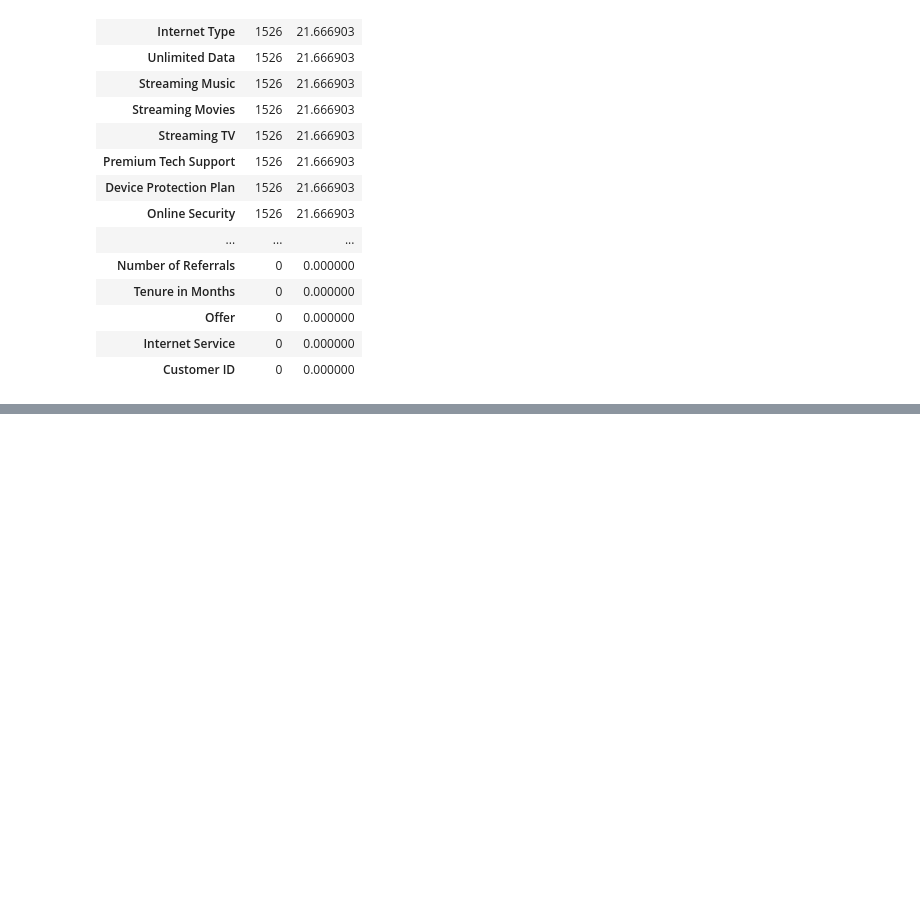
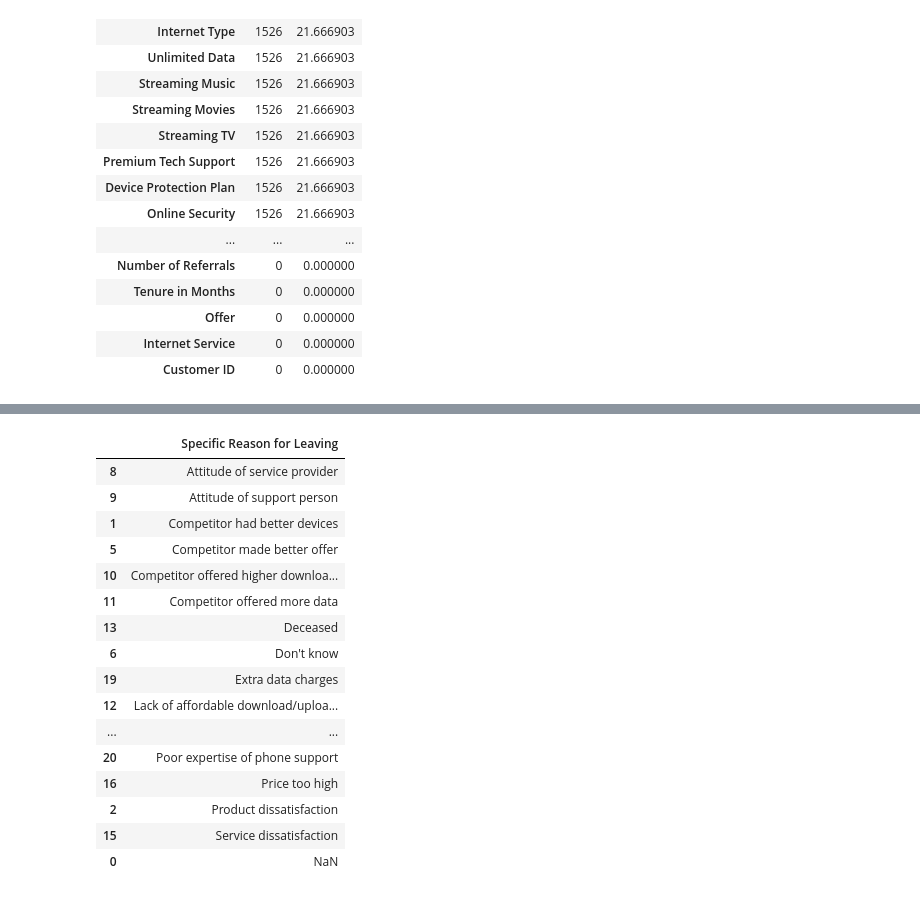
Before and after one commit to myasmin/Capstone_2_Project, a Jupyter notebook: Data Wrangling.ipynb, the cells around one changed output, grey strips where cells are left out. Cells and saved outputs as stored; diff of their text form; code cells hidden in the pictures; blank space fills up the shorter version.

```diff
--- a/Data Wrangling.ipynb
+++ b/Data Wrangling.ipynb
@@ -90,0 +130,22 @@ missing.sort_values(by='count',ascending=False)
+# %%
+churnreason = pd.DataFrame(churndata['Churn Reason'].unique())
+churnreason.columns = ['Specific Reason for Leaving']
+churnreason.sort_values('Specific Reason for Leaving')
+# %% [output]
+|  | Specific Reason for Leaving |
+| 8 | Attitude of service provider |
+| 9 | Attitude of support person |
+| 1 | Competitor had better devices |
+| 5 | Competitor made better offer |
+| 10 | Competitor offered higher downloa... |
+| 11 | Competitor offered more data |
+| 13 | Deceased |
+| 6 | Don't know |
+| 19 | Extra data charges |
+| 12 | Lack of affordable download/uploa... |
+| ... | ... |
+| 20 | Poor expertise of phone support |
+| 16 | Price too high |
+| 2 | Product dissatisfaction |
+| 15 | Service dissatisfaction |
+| 0 | NaN |
```
Also changed, not shown: parts of 6 cells of this notebook.
